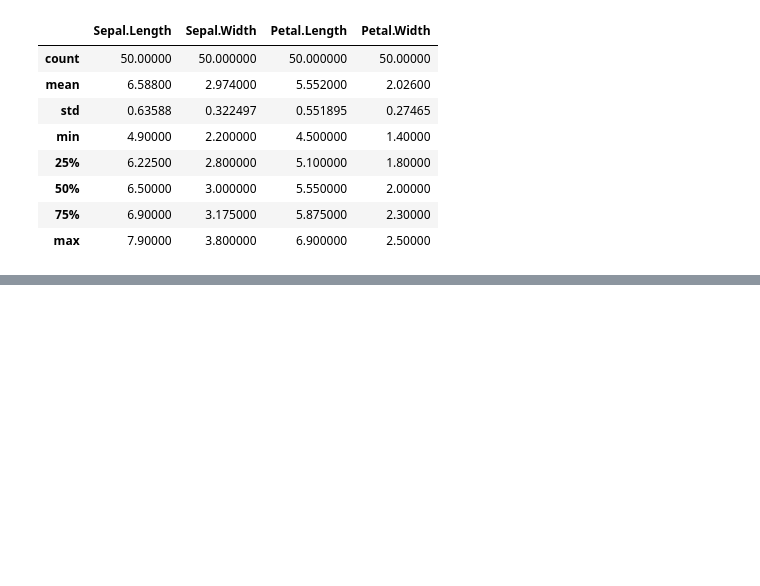
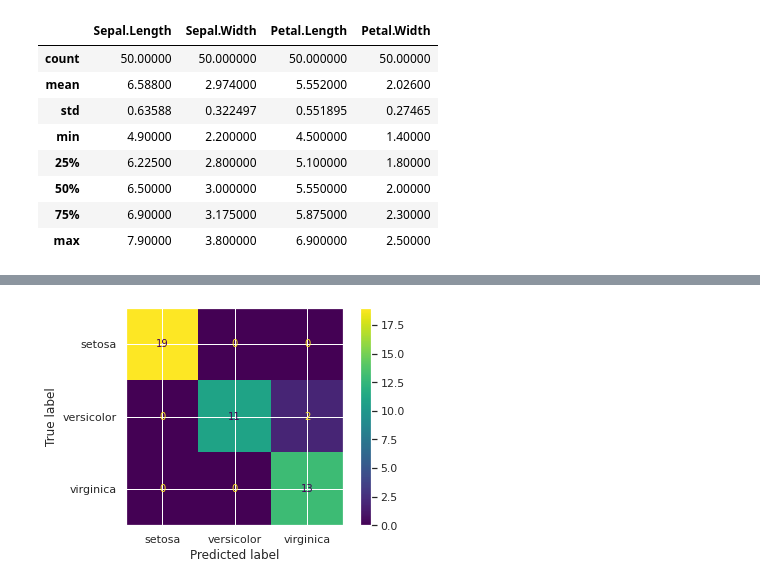
Before and after one commit to EricFerreiraS/CA683, a Jupyter notebook: small_assignment/Small Assignment_final_version.ipynb, the cells around one changed output, grey strips where cells are left out. Saved outputs shown, nothing was run; the diff lists cells and outputs as text; code cells hidden in the pictures; blank space fills up the shorter version.

```diff
--- a/small_assignment/Small Assignment_final_version.ipynb
+++ b/small_assignment/Small Assignment_final_version.ipynb
@@ -209,0 +208,5 @@ df_virginica.describe()
+# %%
+#split the dataset in 70% for training and 30% for test
+X_train, X_test, y_train, y_test = train_test_split(df[['Sepal.Length','Sepal.Width','Petal.Length','Petal.Width']],
+                                                    df['Species'], test_size=0.3,
+                                                    random_state=42, shuffle=True)
@@ -209,0 +220,15 @@ df_virginica.describe()
+# %%
+#getting best hyperparameters for logistic regression
+param_grid = {
+    'penalty': ['l2', 'none', ],
+    'multi_class': ['multinomial','ovr'],
+    'solver': ['newton-cg', 'sag', 'saga', 'lbfgs'],
+    'n_jobs': [-1]
+    }
+
+logreg=LogisticRegression()
+logreg_cv=GridSearchCV(logreg,param_grid,cv=5)
+logreg_cv.fit(X_train, y_train)
+
+print("best parameters",logreg_cv.best_params_)
+print("accuracy :",logreg_cv.best_score_)
@@ -209,0 +238,5 @@ df_virginica.describe()
+# %%
+#training the classifier
+clf=LogisticRegression(multi_class= 'multinomial', n_jobs= -1, penalty= 'l2', solver= 'sag', random_state=42)
+clf.fit(X_train, y_train)
+clf.score(X_test,y_test)
@@ -209,0 +258,5 @@ df_virginica.describe()
+# %%
+plot_confusion_matrix(clf, X_test, y_test)
+plt.show()
+# %% [output]
+[figure, added]
```
Also changed, not shown: parts of 17 cells of this notebook, 1 other file.
